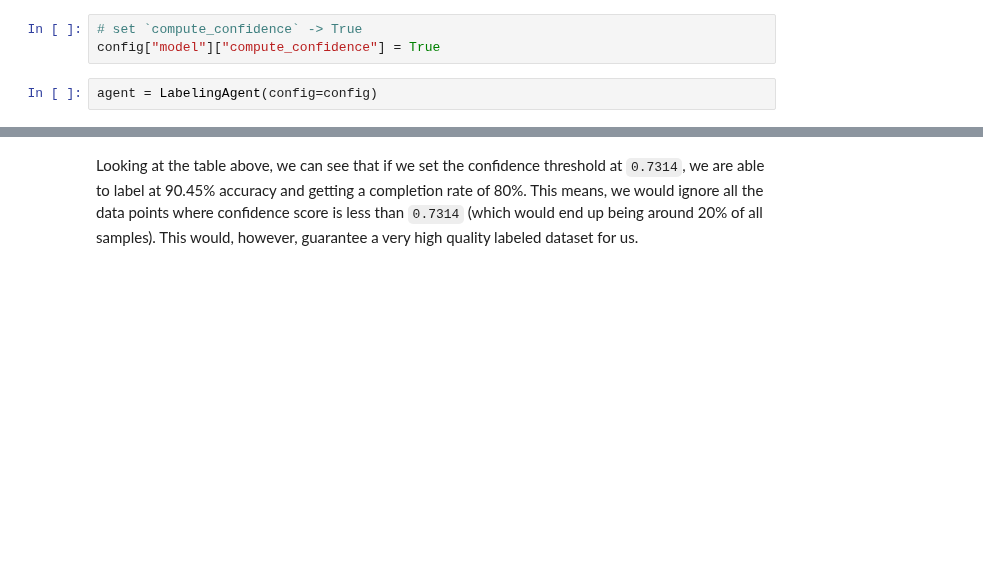
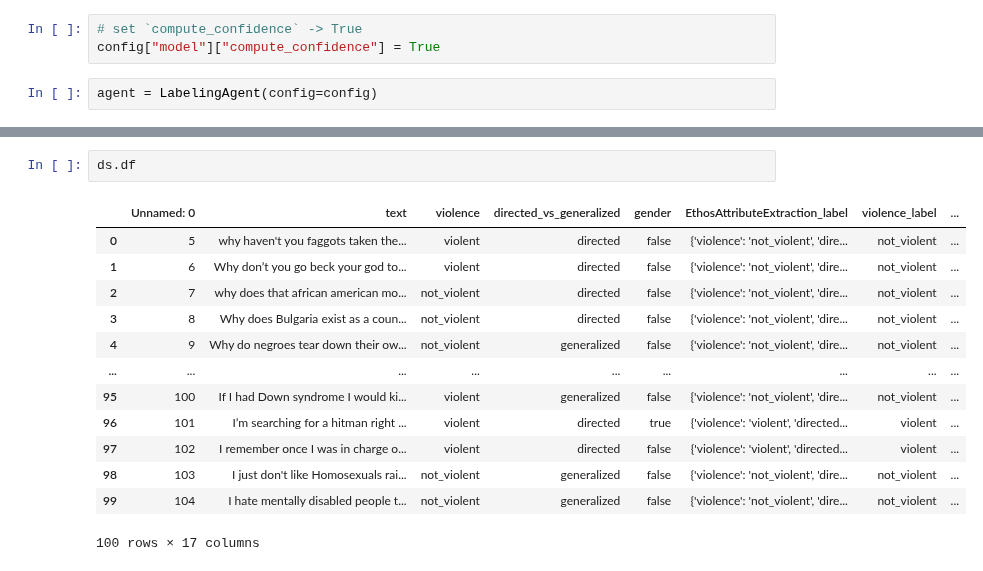
Before and after one commit to refuel-ai/autolabel, a Jupyter notebook: examples/ethos/example_ethos.ipynb, the cells around one changed output, grey strips where cells are left out. Drawn from its saved outputs; the diff is of its cells as text; blank space fills up the shorter version.

Commit message:
Bug fixes and add documentation for attribute extraction

```diff
--- a/examples/ethos/example_ethos.ipynb
+++ b/examples/ethos/example_ethos.ipynb
@@ -221,2 +207,16 @@ Actual Cost: 0.0
-# %% [markdown]
-Looking at the table above, we can see that if we set the confidence threshold at `0.7314`, we are able to label at 90.45% accuracy and getting a completion rate of 80%. This means, we would ignore all the data points where confidence score is less than `0.7314` (which would end up being around 20% of all samples). This would, however, guarantee a very high quality labeled dataset for us.
+# %%
+ds.df
+# %% [output]
+|  | Unnamed: 0 | text | violence | directed_vs_generalized | gender | EthosAttributeExtraction_label | violence_label | ... |
+| 0 | 5 | why haven't you faggots taken the... | violent | directed | false | {'violence': 'not_violent', 'dire... | not_violent | ... |
+| 1 | 6 | Why don’t you go beck your god to... | violent | directed | false | {'violence': 'not_violent', 'dire... | not_violent | ... |
+| 2 | 7 | why does that african american mo... | not_violent | directed | false | {'violence': 'not_violent', 'dire... | not_violent | ... |
+| 3 | 8 | Why does Bulgaria exist as a coun... | not_violent | directed | false | {'violence': 'not_violent', 'dire... | not_violent | ... |
+| 4 | 9 | Why do negroes tear down their ow... | not_violent | generalized | false | {'violence': 'not_violent', 'dire... | not_violent | ... |
+| ... | ... | ... | ... | ... | ... | ... | ... | ... |
+| 95 | 100 | If I had Down syndrome I would ki... | violent | generalized | false | {'violence': 'not_violent', 'dire... | not_violent | ... |
+| 96 | 101 | I’m searching for a hitman right ... | violent | directed | true | {'violence': 'violent', 'directed... | violent | ... |
+| 97 | 102 | I remember once I was in charge o... | violent | directed | false | {'violence': 'violent', 'directed... | violent | ... |
+| 98 | 103 | I just don't like Homosexuals rai... | not_violent | generalized | false | {'violence': 'not_violent', 'dire... | not_violent | ... |
+| 99 | 104 | I hate mentally disabled people t... | not_violent | generalized | false | {'violence': 'not_violent', 'dire... | not_violent | ... |
+100 rows × 17 columns
```
Also changed, not shown: parts of 10 cells of this notebook, 5 other files.
